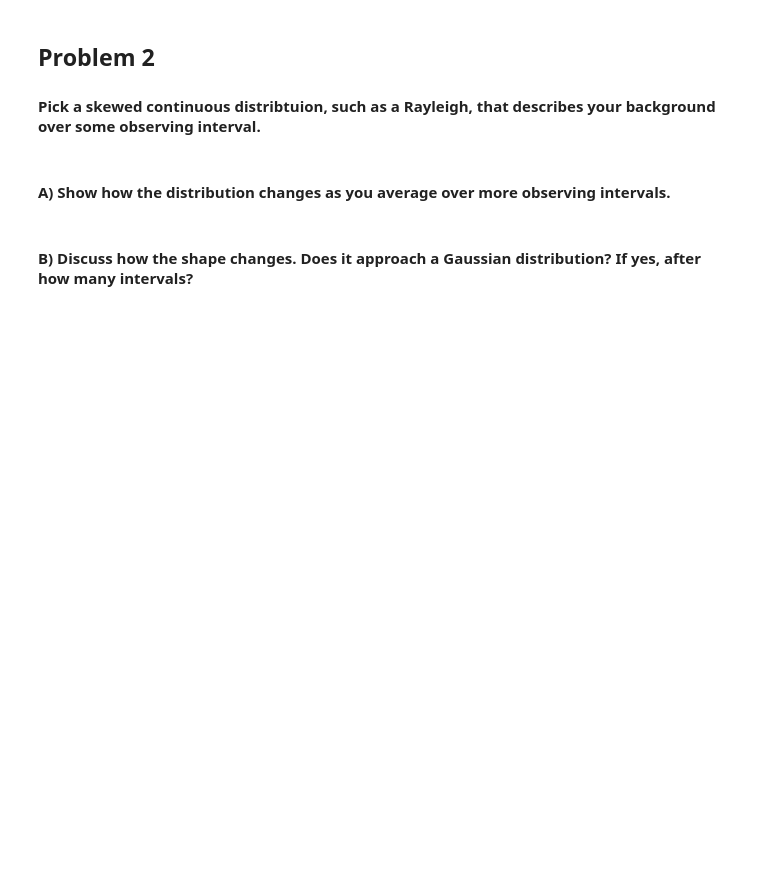
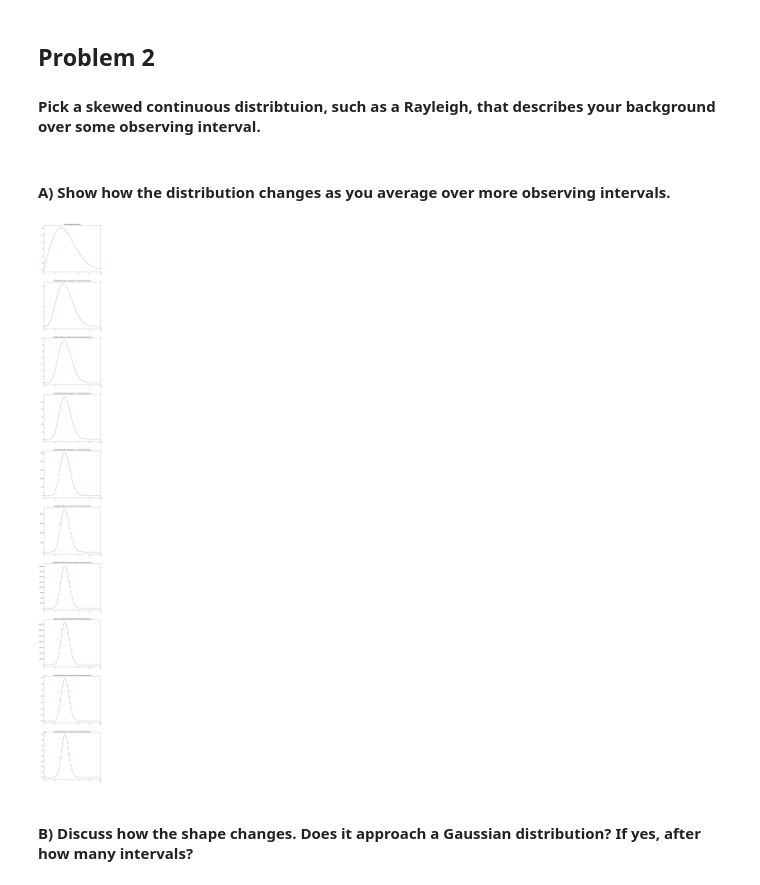
Before and after one commit to lexie98/Physics434, a Jupyter notebook: Lab2.ipynb, the cells around one changed output. Cells and saved outputs as stored; diff of their text form; code cells hidden in the pictures; blank space fills up the shorter version.

```diff
--- a/Lab2.ipynb
+++ b/Lab2.ipynb
@@ -21,2 +90,17 @@ from scipy import stats
 # %% [markdown]
 #### D) Pick some number of days N, and assume you saw Y*N gamma rays from your source. Calculate the 'sigma' of your observation. [In reality the number of gamma-rays seen from a source will also fluctuate, but we're going to ignore that complication for a couple of labs.]
+# %%
+days = 3 #number of days
+rays = days * gamma #amount of gamma rays seen from source
+
+x = np.linspace(0, 2 * rays , 2 * rays + 1)
+distribution = stats.poisson.pmf(x, background, loc=0)
+average = distribution
+
+for day in range(1,days):
+    average = np.convolve(distribution, average)
+
+probability = sum(average[0:rays])
+sigma = stats.norm.ppf(probability)
+
+sigma
@@ -25,5 +113,33 @@ from scipy import stats
 #### Pick a skewed continuous distribtuion, such as a Rayleigh, that describes your background over some observing interval.
 # %% [markdown]
 #### A) Show how the distribution changes as you average over more observing intervals.
+# %%
+plt.rcParams["figure.figsize"] = (10,100)
+fig,ax = plt.subplots(10,1)
+
+x = np.linspace(0, 5)
+ray_dis = stats.rayleigh.pdf(x, loc=0) #creating an initial rayleigh distribution
+ave = ray_dis
+
+#for loop to convolve distribtuion with itself and plot the results
+for day in range(0,10):
+    x = np.linspace(0,15,ave.size)
+    ax[day].plot(x, ave, label=day)
+    ax[day].set_xlim(0,10)
+    ax[day].set_xlabel('Events')
+    ave = np.convolve(ave,ray_dis)
+
+ax[0].set_title("Initial Rayleigh Distribution")
+ax[1].set_title("Rayleigh Distribution Average Over Two Observing Intervals")
+ax[2].set_title("Rayleigh Distribution Average Over Three Observing Intervals")
+ax[3].set_title("Rayleigh Distribution Average Over Four Observing Intervals")
+ax[4].set_title("Rayleigh Distribution Average Over Five Observing Intervals")
+ax[5].set_title("Rayleigh Distribution Average Over Six Observing Intervals")
+ax[6].set_title("Rayleigh Distribution Average Over Seven Observing Intervals")
+ax[7].set_title("Rayleigh Distribution Average Over Eight Observing Intervals")
+ax[8].set_title("Rayleigh Distribution Average Over Nine Observing Intervals")
+ax[9].set_title("Rayleigh Distribution Average Over Ten Observing Intervals");
+# %% [output]
+[figure, added]
 # %% [markdown]
 #### B) Discuss how the shape changes. Does it approach a Gaussian distribution? If yes, after how many intervals?
```
Also changed, not shown: parts of 29 cells of this notebook.
